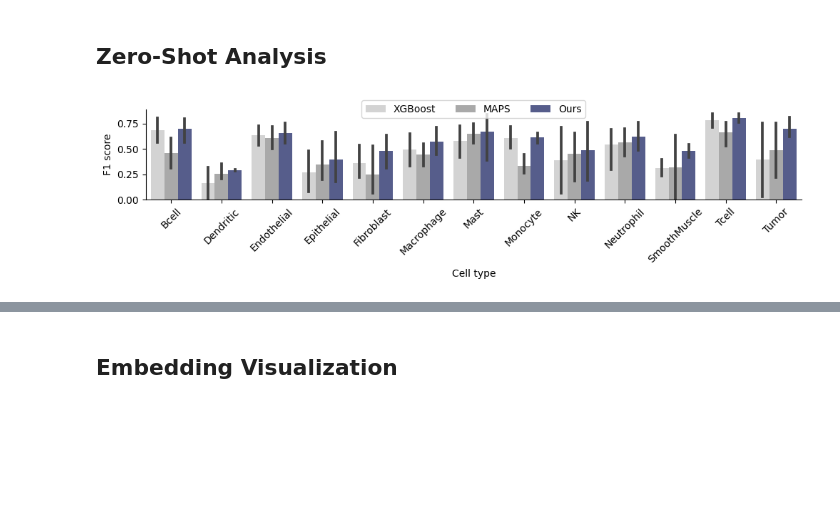
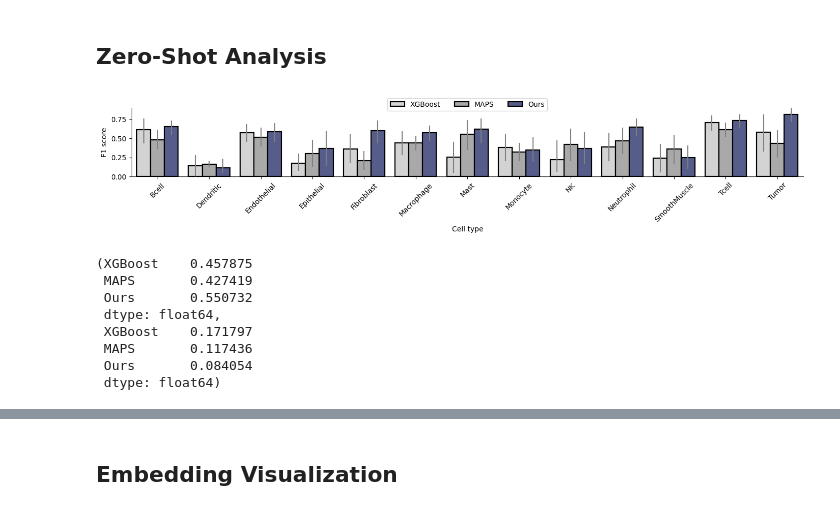
Before and after one commit to vanvalenlab/DeepCellTypes-2024_Wang_et_al, a Jupyter notebook: notebooks/results.ipynb, the cells around one changed output, grey strips where cells are left out. Drawn from its saved outputs; the diff is of its cells as text; code cells hidden in the pictures; blank space fills up the shorter version.

```diff
--- a/notebooks/results.ipynb
+++ b/notebooks/results.ipynb
@@ -75,0 +41,3 @@ df_pred['cell_type_pred_combined_str'] = df_pred['cell_type_pred_str'].map(class
+# %%
+df_pred['groundtruth_combined'] = df_pred['groundtruth'].map(class_mapping_to_combined)
+df_pred['prediction_combined'] = df_pred['prediction'].map(class_mapping_to_combined)
@@ -203,7 +227,5 @@ df_maps['cell_type_pred_combined_str'] = df_maps['cell_type_pred_str'].map(class
 # %%
-f1_ours_per_expr, precision_ours_per_expr, recall_ours_per_expr, support_ours_per_expr = cal_f1_by_expr(
-    df_ours,
-    combined_celltype_names,
-    'cell_type_actual_combined_str',
-    'cell_type_pred_combined_str'
-)
+f1_ours_by_expr = cal_f1_by_expr(df_ours, combined_celltype_names, 'groundtruth_combined', 'prediction_combined')
+f1_static_by_expr = cal_f1_by_expr(df_static, combined_celltype_names, 'groundtruth_combined', 'prediction_combined')
+f1_xgboost_by_expr = cal_f1_by_expr(df_xgboost, combined_celltype_names, 'groundtruth_combined', 'prediction_combined')
+f1_maps_by_expr = cal_f1_by_expr(df_maps, combined_celltype_names, 'groundtruth_combined', 'prediction_combined')
@@ -224,11 +232,22 @@ f1_maps_per_expr, precision_maps_per_expr, recall_maps_per_expr, support_maps_pe
+# %%
+rare_category = (~f1_ours_by_expr.isnull()).sum() <= 3
+
+f1_xgboost_by_expr = f1_xgboost_by_expr.loc[:, ~rare_category]
+f1_maps_by_expr = f1_maps_by_expr.loc[:, ~rare_category]
+f1_ours_by_expr = f1_ours_by_expr.loc[:, ~rare_category]
+f1_static_by_expr = f1_static_by_expr.loc[:, ~rare_category]
 # %%
 # Merge all F1 scores together
-f1_xgboost_per_expr['Method'] = 'XGBoost'
-f1_ours_per_expr['Method'] = 'Ours'
-f1_maps_per_expr['Method'] = 'MAPS'
+f1_xgboost_by_expr['Method'] = 'XGBoost'
+f1_ours_by_expr['Method'] = 'Ours'
+f1_maps_by_expr['Method'] = 'MAPS'
 
-df_f1_score_per_expr = pd.concat([f1_xgboost_per_expr, f1_maps_per_expr, f1_ours_per_expr])
+df_f1_score_by_expr = pd.concat([f1_xgboost_by_expr, f1_maps_by_expr, f1_ours_by_expr])
 
-df_f1_score_per_expr_melted = df_f1_score_per_expr.melt(id_vars='Method', var_name='Class', value_name='F1_Score')
-df_f1_score_per_expr_melted = df_f1_score_per_expr_melted[df_f1_score_per_expr_melted['Class'] != 'Neuron']
-df_f1_score_per_expr_melted = df_f1_score_per_expr_melted.dropna()
+df_f1_score_by_expr_melted = df_f1_score_by_expr.melt(id_vars='Method', var_name='Class', value_name='F1_Score')
+df_f1_score_by_expr_melted = df_f1_score_by_expr_melted.dropna()
+
+df_f1_score_by_expr_melted['Method'] = pd.Categorical(df_f1_score_by_expr_melted['Method'], ordered=True,
+                              categories= ['XGBoost', 'MAPS', 'Ours'])
+
+df_f1_score_by_expr_melted = df_f1_score_by_expr_melted.sort_values(['Method','Class'])
@@ -240,12 +254,13 @@ df_f1_score_per_expr_melted = df_f1_score_per_expr_melted.sort_values(['Method',
 # %%
 my_palette = ['lightgrey', 'darkgrey', '#4d5794']
-fig, ax = plt.subplots(figsize=(10, 2.8))
-sns.barplot(x='Class', y='F1_Score', hue='Method', data=df_f1_score_per_expr_melted, palette=my_palette)
+fig, ax = plt.subplots(figsize=(14, 3))
+sns.barplot(x='Class', y='F1_Score', hue='Method', data=df_f1_score_by_expr_melted, palette=my_palette, edgecolor='black', errcolor='0.5', linewidth=1.6, errwidth=1.5)
 plt.xticks(rotation=45)
 plt.xlabel('Cell type')
 plt.ylabel('F1 score')
 ax.spines[['right', 'top']].set_visible(False)
-plt.legend(loc='center', bbox_to_anchor=(0.5, 1), ncols=3)
+plt.legend(loc='center', bbox_to_anchor=(0.5, 1.05), ncols=3)
+plt.ylim([0, 0.9])
 plt.tight_layout()
 # %% [output]
-[figure, old version]
+[figure, new version]
@@ -251,0 +281,19 @@ plt.tight_layout()
+# %%
+df_aggregated_score = pd.DataFrame({
+        'XGBoost': f1_xgboost_by_expr.mean(axis=1, skipna=True),
+        'MAPS': f1_maps_by_expr.mean(axis=1, skipna=True),
+        'Ours': f1_ours_by_expr.mean(axis=1, skipna=True),
+    })
+
+df_aggregated_score_melted = df_aggregated_score.melt(value_vars=df_aggregated_score.columns, var_name='Series', value_name='Value')
+df_aggregated_score_melted['Method'] = 'Aggregated'
+df_aggregated_score.mean(), df_aggregated_score.std()
+# %% [output]
+(XGBoost    0.457875
+ MAPS       0.427419
+ Ours       0.550732
+ dtype: float64,
+ XGBoost    0.171797
+ MAPS       0.117436
+ Ours       0.084054
+ dtype: float64)
```
Also changed, not shown: parts of 49 cells of this notebook, 1 other file.
